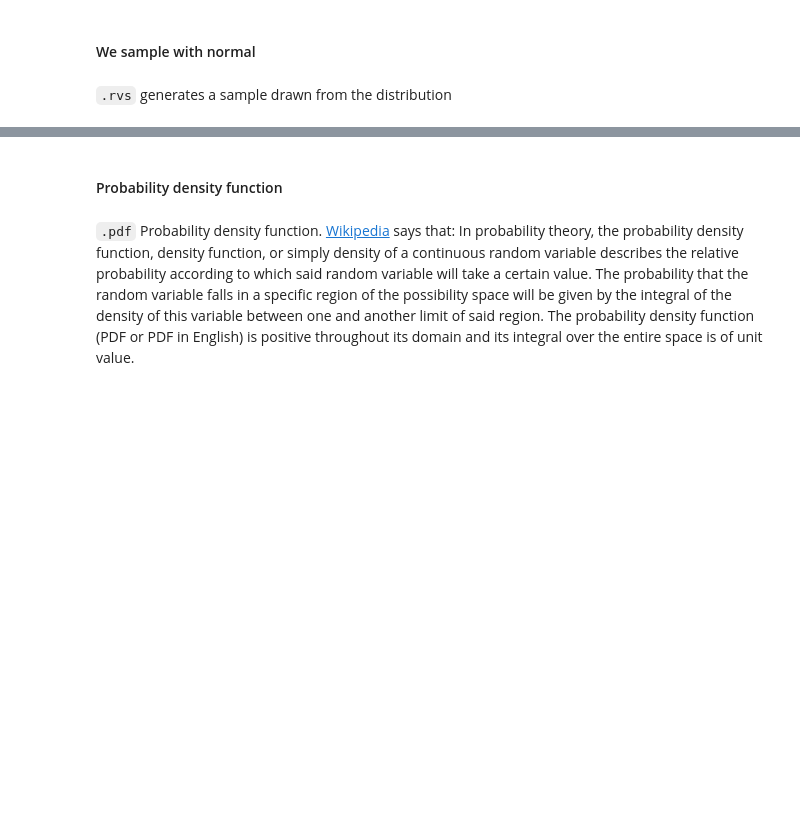
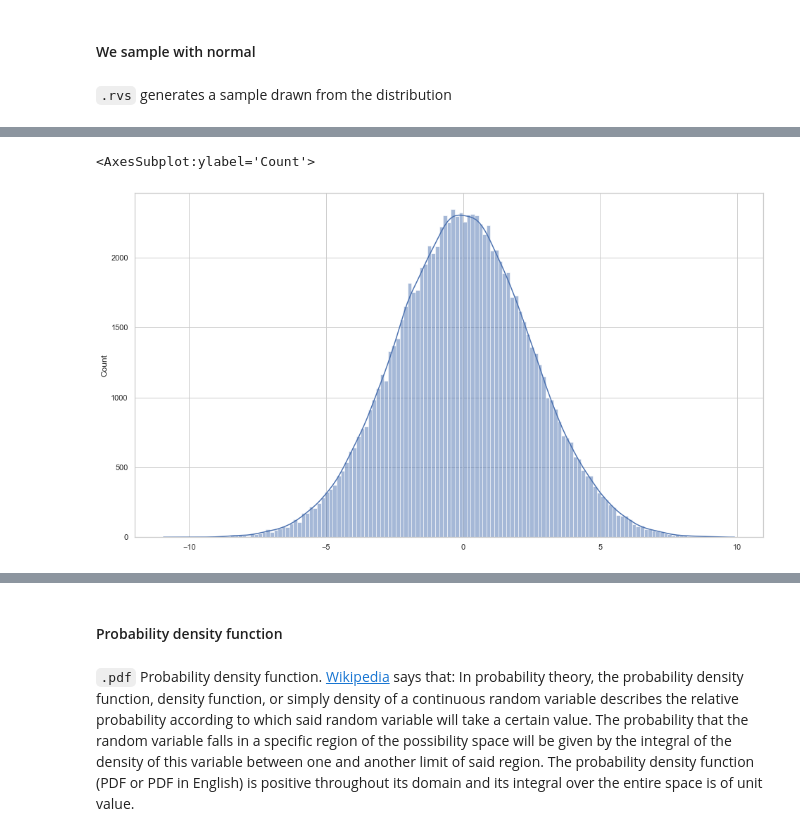
Before and after one commit to Ironhack-data-bcn-oct-2022/lectures, a Jupyter notebook: week-5/04 - Continuous distributions.ipynb, the cells around one changed output, grey strips where cells are left out. Drawn from its saved outputs; the diff is of its cells as text; code cells hidden in the pictures; blank space fills up the shorter version.

```diff
--- a/week-5/04 - Continuous distributions.ipynb
+++ b/week-5/04 - Continuous distributions.ipynb
@@ -484,0 +565,7 @@ Let us model a country in which heights have:
+# %%
+my_normal = norm (0, 2.5)
+sample_normal_huge = my_normal.rvs(100000)
+sns.histplot(sample_normal_huge, kde=True)
+# %% [output]
+<AxesSubplot:ylabel='Count'>
+[figure, added]
```
Also changed, not shown: parts of 28 cells of this notebook.
